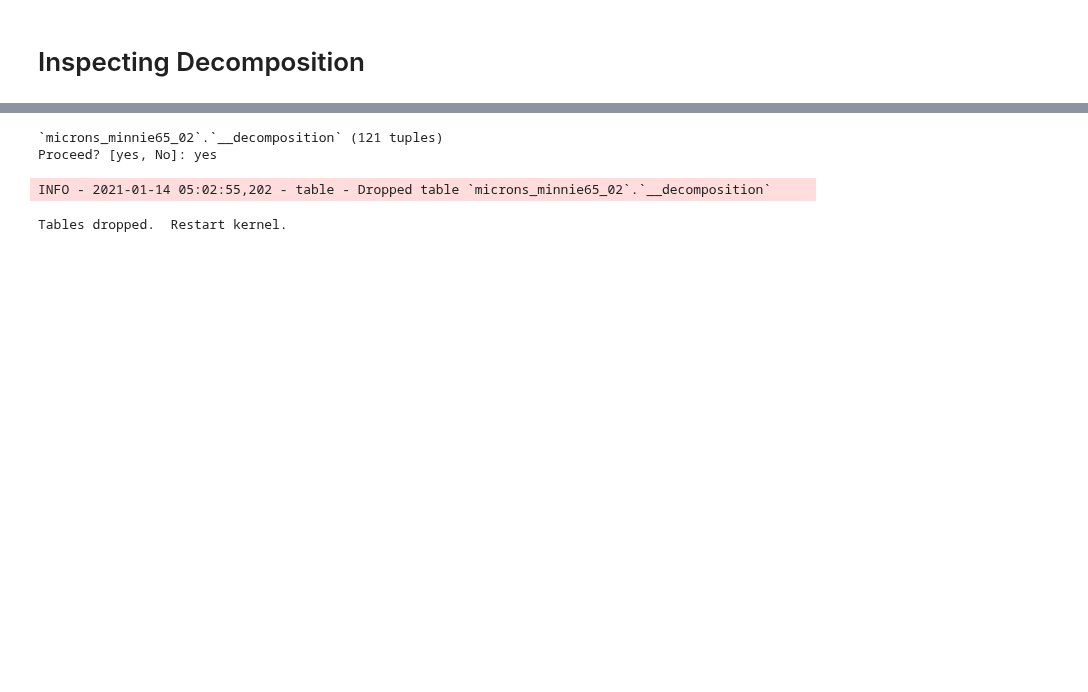
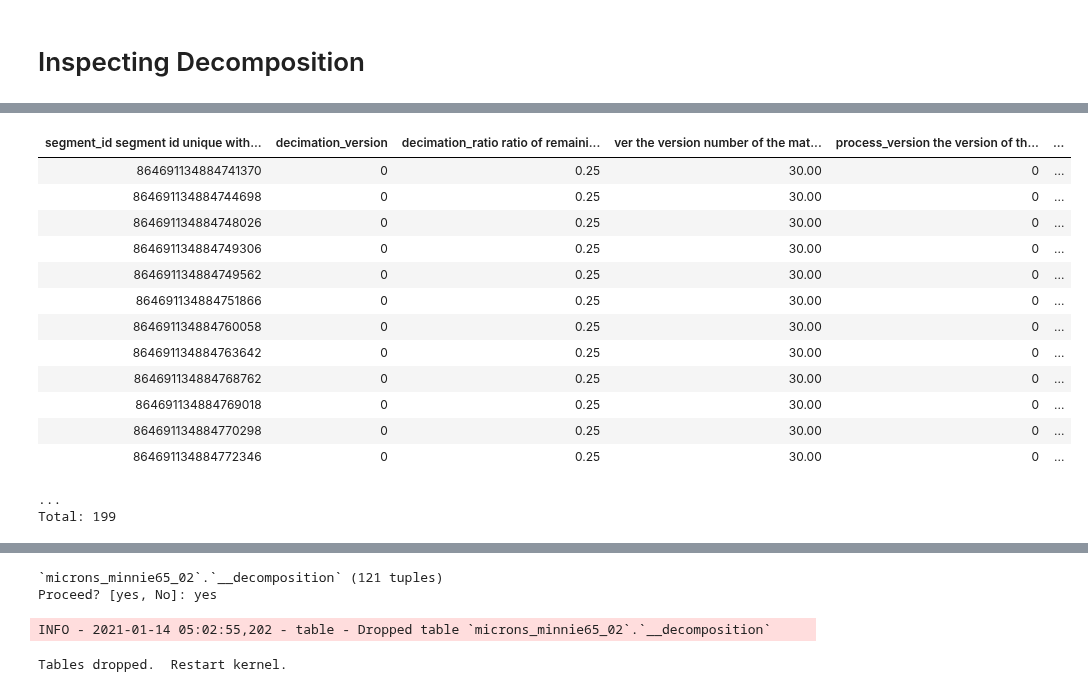
Before and after one commit to celiibrendan/neuron_mesh_tools, a Jupyter notebook: Auto_Proofreading/Preprocessing_Pipeline/Inspecting_Run.ipynb, the cells around one changed output, grey strips where cells are left out. Cells and saved outputs as stored; diff of their text form; code cells hidden in the pictures; blank space fills up the shorter version.

```diff
--- a/Auto_Proofreading/Preprocessing_Pipeline/Inspecting_Run.ipynb
+++ b/Auto_Proofreading/Preprocessing_Pipeline/Inspecting_Run.ipynb
@@ -115,0 +319,18 @@ AssertionError: Declaration context is not set
+# %%
+minnie.Decomposition() & "n_limbs>8"
+# %% [output]
+| segment_id segment id unique with... | decimation_version | decimation_ratio ratio of remaini... | ver the version number of the mat... | process_version the version of th... | ... |
+| 864691134884741370 | 0 | 0.25 | 30.00 | 0 | ... |
+| 864691134884744698 | 0 | 0.25 | 30.00 | 0 | ... |
+| 864691134884748026 | 0 | 0.25 | 30.00 | 0 | ... |
+| 864691134884749306 | 0 | 0.25 | 30.00 | 0 | ... |
+| 864691134884749562 | 0 | 0.25 | 30.00 | 0 | ... |
+| 864691134884751866 | 0 | 0.25 | 30.00 | 0 | ... |
+| 864691134884760058 | 0 | 0.25 | 30.00 | 0 | ... |
+| 864691134884763642 | 0 | 0.25 | 30.00 | 0 | ... |
+| 864691134884768762 | 0 | 0.25 | 30.00 | 0 | ... |
+| 864691134884769018 | 0 | 0.25 | 30.00 | 0 | ... |
+| 864691134884770298 | 0 | 0.25 | 30.00 | 0 | ... |
+| 864691134884772346 | 0 | 0.25 | 30.00 | 0 | ... |
+...
+Total: 199
```
Also changed, not shown: parts of 52 cells of this notebook, 26 other files.
